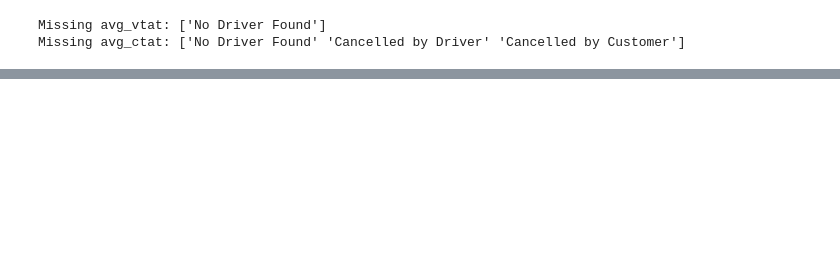
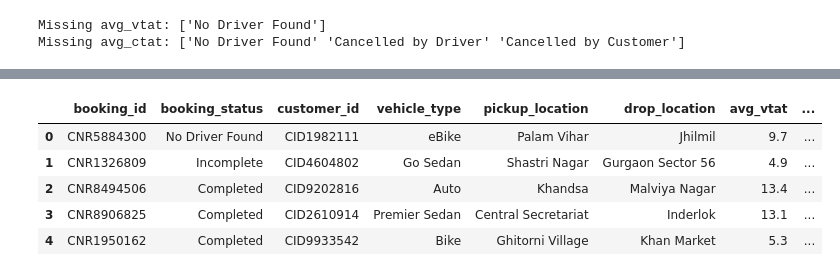
Before and after one commit to traha-89/Portafoglio, a Jupyter notebook: Uber Ride Cancellation Prediction/uber_ride_cancel_pred.ipynb, the cells around one changed output, grey strips where cells are left out. Saved outputs shown, nothing was run; the diff lists cells and outputs as text; code cells hidden in the pictures; blank space fills up the shorter version.

```diff
--- a/Uber Ride Cancellation Prediction/uber_ride_cancel_pred.ipynb
+++ b/Uber Ride Cancellation Prediction/uber_ride_cancel_pred.ipynb
@@ -333,0 +378,4 @@ Missing avg_ctat: ['No Driver Found' 'Cancelled by Driver' 'Cancelled by Custome
+# %%
+# Create a copy of the original dataframe
+df1 = df.copy()
+df1.head()
@@ -333,0 +389,13 @@ Missing avg_ctat: ['No Driver Found' 'Cancelled by Driver' 'Cancelled by Custome
+# %%
+# impute median 'avg_vtat' and 'avg_ctat' by 'vehicle_type' and 'pickup_location'
+for col in ['avg_vtat', 'avg_ctat']:
+    df1[col] = df1[col].fillna(df1.groupby(['vehicle_type','pickup_location'])[col].transform('median'))
+
+df1.head()
+# %% [output]
+|  | booking_id | booking_status | customer_id | vehicle_type | pickup_location | drop_location | avg_vtat | ... |
+| 0 | CNR5884300 | No Driver Found | CID1982111 | eBike | Palam Vihar | Jhilmil | 9.7 | ... |
+| 1 | CNR1326809 | Incomplete | CID4604802 | Go Sedan | Shastri Nagar | Gurgaon Sector 56 | 4.9 | ... |
+| 2 | CNR8494506 | Completed | CID9202816 | Auto | Khandsa | Malviya Nagar | 13.4 | ... |
+| 3 | CNR8906825 | Completed | CID2610914 | Premier Sedan | Central Secretariat | Inderlok | 13.1 | ... |
+| 4 | CNR1950162 | Completed | CID9933542 | Bike | Ghitorni Village | Khan Market | 5.3 | ... |
```
Also changed, not shown: parts of 35 cells of this notebook.
